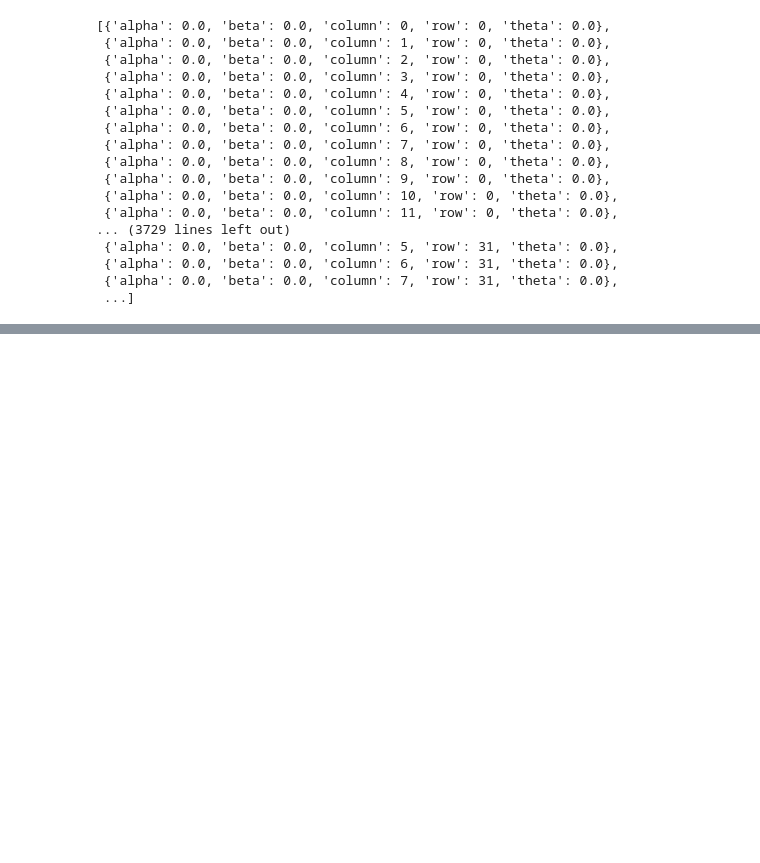
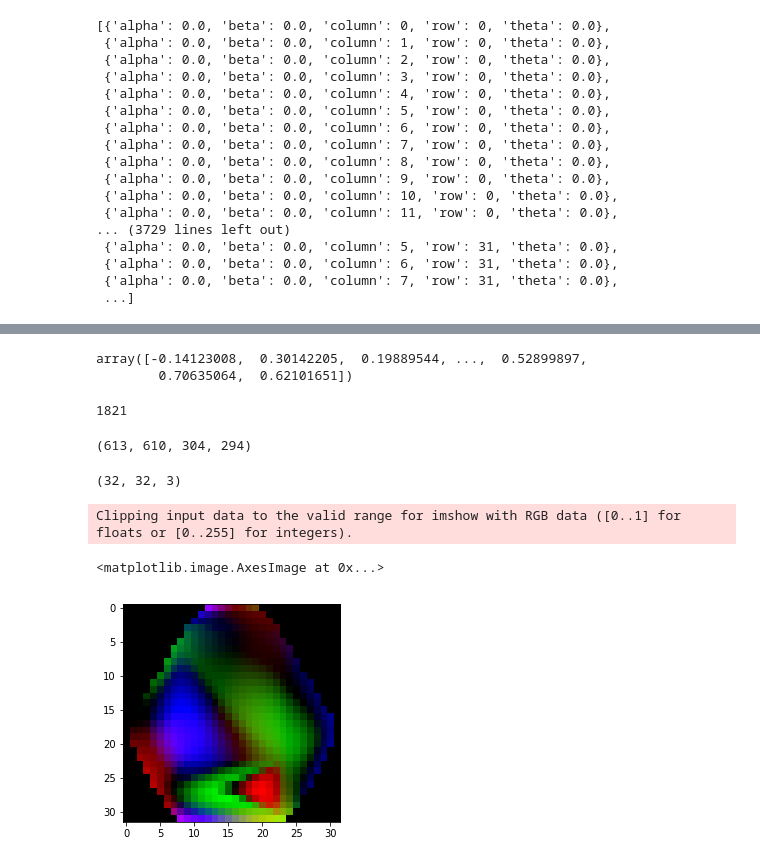
Before and after one commit to pdpino/EEG-Classification, a Jupyter notebook: brain_activity.ipynb, the cells around one changed output, grey strips where cells are left out. Cells and saved outputs as stored; diff of their text form; code cells hidden in the pictures; blank space fills up the shorter version.

```diff
--- a/brain_activity.ipynb
+++ b/brain_activity.ipynb
@@ -90,0 +106,33 @@ with open("../proyecto-insideout/data/brain-activity.json", "w") as f:
+# %%
+predictions = np.random.normal(0.9, 1, size=y.shape)
+predictions
+# %% [output]
+array([-0.14123008,  0.30142205,  0.19889544, ...,  0.52899897,
+        0.70635064,  0.62101651])
+# %%
+valorations = []
+for gt, pred in zip(y, predictions):
+    pred_true = pred >= 0.5
+    if gt == 1 and pred_true:
+        val = "TP"
+    elif gt == 0 and pred_true:
+        val = "FP"
+    elif gt == 0 and not pred_true:
+        val = "TN"
+    else:
+        val = "FN"
+    valorations.append(val)
+len(valorations)
+# %% [output]
+1821
+# %%
+TP = valorations.count("TP")
+FP = valorations.count("FP")
+TN = valorations.count("TN")
+FN = valorations.count("FN")
+TP, FP, TN, FN
+# %% [output]
+(613, 610, 304, 294)
+# %%
+def get_all_indexes(search_val):
+    return [idx for idx, val in enumerate(valorations) if val == search_val]
@@ -90,0 +153,14 @@ with open("../proyecto-insideout/data/brain-activity.json", "w") as f:
+# %%
+tp_cases = X[get_all_indexes("TP")].mean(axis=0)
+tn_cases = X[get_all_indexes("TN")].mean(axis=0)
+sub = tp_cases - tn_cases
+sub.shape
+# datalist = array_to_datalist(cases.mean(axis=0))
+# %% [output]
+(32, 32, 3)
+# %%
+plt.imshow(tp_cases)
+# %% [output]
+Clipping input data to the valid range for imshow with RGB data ([0..1] for floats or [0..255] for integers).
+<matplotlib.image.AxesImage at 0x...>
+[figure, added]
```
Also changed, not shown: parts of 17 cells of this notebook.
